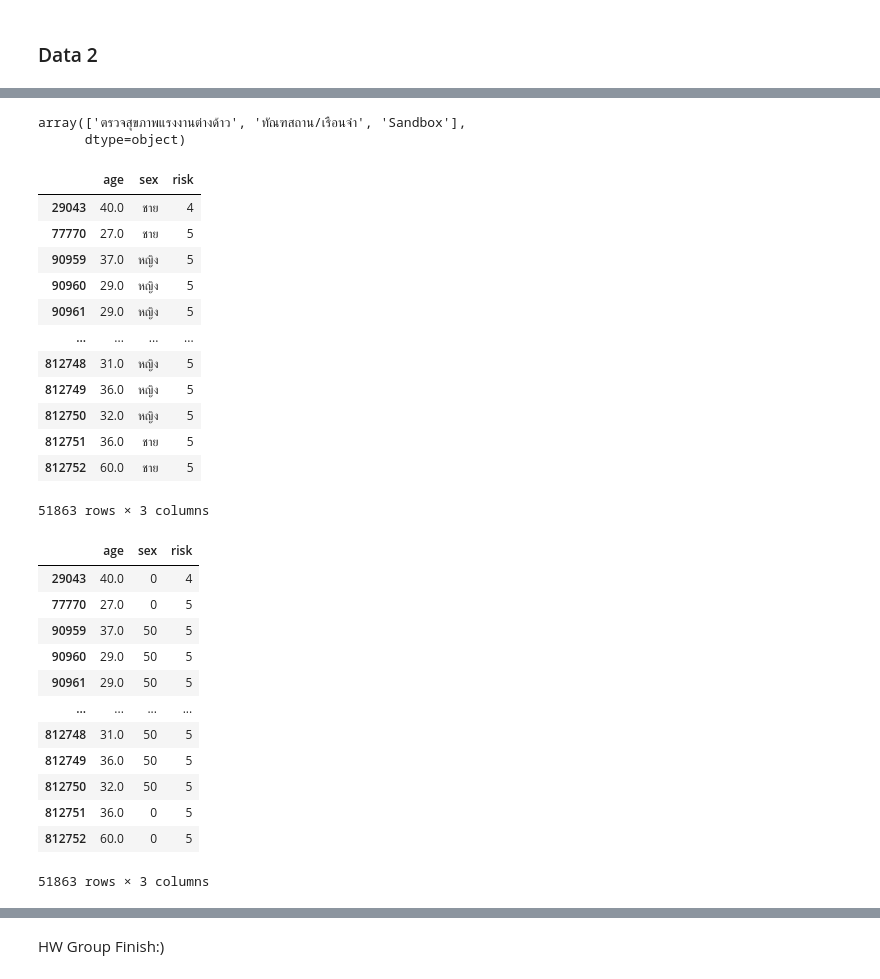
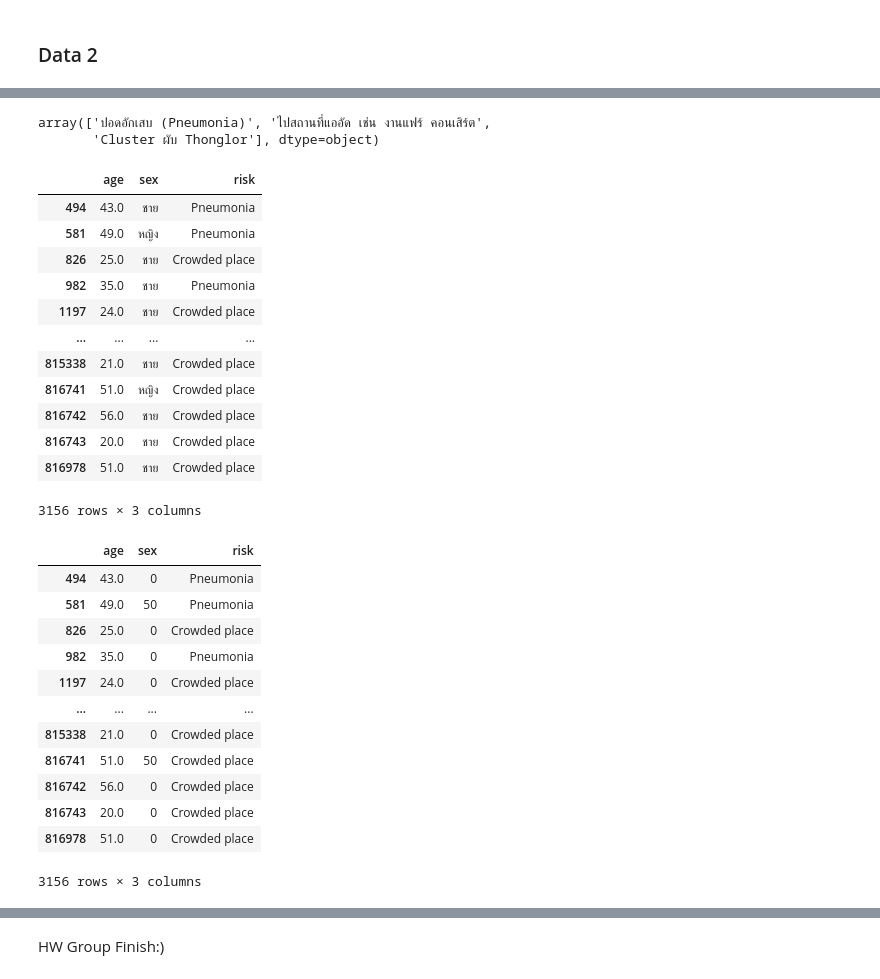
Before and after one commit to PhinyadaPhen/data_viz_2022, a Jupyter notebook: DataViz01_Table_Data.ipynb, the cells around one changed output, grey strips where cells are left out. Saved outputs shown, nothing was run; the diff lists cells and outputs as text; code cells hidden in the pictures.

```diff
--- a/DataViz01_Table_Data.ipynb
+++ b/DataViz01_Table_Data.ipynb
@@ -367,0 +351,3 @@ datafn_class2
+# %%
+datafn_class2 = datafn_1all[(datafn_1all['risk'] =='ปอดอักเสบ (Pneumonia)')|(datafn_1all['risk'] =='ไปสถานที่แออัด เช่น งานแฟร์ คอนเสิร์ต')|(datafn_1all['risk'] =='Cluster ผับ Thonglor')]
+datafn_class2
@@ -368,28 +368,28 @@ datafn_class2
 # %%
 datafn_class2['risk'].unique() # เช็คว่า class ที่เลือกมาถูกต้องหรือไม่
 # %% [output]
-array(['ตรวจสุขภาพแรงงานต่างด้าว', 'ทัณฑสถาน/เรือนจำ', 'Sandbox'],
-      dtype=object)
+array(['ปอดอักเสบ (Pneumonia)', 'ไปสถานที่แออัด เช่น งานแฟร์ คอนเสิร์ต',
+       'Cluster ผับ Thonglor'], dtype=object)
 # %%
 # แทนตัวหนังสือเป็นเลขด้วยคำสั่ง .replace()
-datafn_class2 = datafn_class2.replace('ตรวจสุขภาพแรงงานต่างด้าว',4)
-datafn_class2 = datafn_class2.replace('ทัณฑสถาน/เรือนจำ',5)
-datafn_class2 = datafn_class2.replace('Sandbox',6)
+datafn_class2 = datafn_class2.replace('ปอดอักเสบ (Pneumonia)','Pneumonia')
+datafn_class2 = datafn_class2.replace('ไปสถานที่แออัด เช่น งานแฟร์ คอนเสิร์ต','Crowded place')
+datafn_class2 = datafn_class2.replace('Cluster ผับ Thonglor','Pub Thonglor')
 datafn_class2
 # %% [output]
 |  | age | sex | risk |
-| 29043 | 40.0 | ชาย | 4 |
-| 77770 | 27.0 | ชาย | 5 |
-| 90959 | 37.0 | หญิง | 5 |
-| 90960 | 29.0 | หญิง | 5 |
-| 90961 | 29.0 | หญิง | 5 |
+| 494 | 43.0 | ชาย | Pneumonia |
+| 581 | 49.0 | หญิง | Pneumonia |
+| 826 | 25.0 | ชาย | Crowded place |
+| 982 | 35.0 | ชาย | Pneumonia |
+| 1197 | 24.0 | ชาย | Crowded place |
 | ... | ... | ... | ... |
-| 812748 | 31.0 | หญิง | 5 |
-| 812749 | 36.0 | หญิง | 5 |
-| 812750 | 32.0 | หญิง | 5 |
-| 812751 | 36.0 | ชาย | 5 |
-| 812752 | 60.0 | ชาย | 5 |
+| 815338 | 21.0 | ชาย | Crowded place |
+| 816741 | 51.0 | หญิง | Crowded place |
+| 816742 | 56.0 | ชาย | Crowded place |
+| 816743 | 20.0 | ชาย | Crowded place |
+| 816978 | 51.0 | ชาย | Crowded place |
-51863 rows × 3 columns
+3156 rows × 3 columns
 # %%
 # แทนตัวหนังสือเป็นเลขด้วยคำสั่ง .replace()
 datafn_class2 = datafn_class2.replace('ชาย',0)
@@ -397,16 +397,16 @@ datafn_class2 = datafn_class2.replace('หญิง',50)
 datafn_class2
 # %% [output]
 |  | age | sex | risk |
-| 29043 | 40.0 | 0 | 4 |
-| 77770 | 27.0 | 0 | 5 |
-| 90959 | 37.0 | 50 | 5 |
-| 90960 | 29.0 | 50 | 5 |
-| 90961 | 29.0 | 50 | 5 |
+| 494 | 43.0 | 0 | Pneumonia |
+| 581 | 49.0 | 50 | Pneumonia |
+| 826 | 25.0 | 0 | Crowded place |
+| 982 | 35.0 | 0 | Pneumonia |
+| 1197 | 24.0 | 0 | Crowded place |
 | ... | ... | ... | ... |
-| 812748 | 31.0 | 50 | 5 |
-| 812749 | 36.0 | 50 | 5 |
-| 812750 | 32.0 | 50 | 5 |
-| 812751 | 36.0 | 0 | 5 |
-| 812752 | 60.0 | 0 | 5 |
+| 815338 | 21.0 | 0 | Crowded place |
+| 816741 | 51.0 | 50 | Crowded place |
+| 816742 | 56.0 | 0 | Crowded place |
+| 816743 | 20.0 | 0 | Crowded place |
+| 816978 | 51.0 | 0 | Crowded place |
-51863 rows × 3 columns
+3156 rows × 3 columns
 # %%
```
Also changed, not shown: parts of 5 cells of this notebook.
